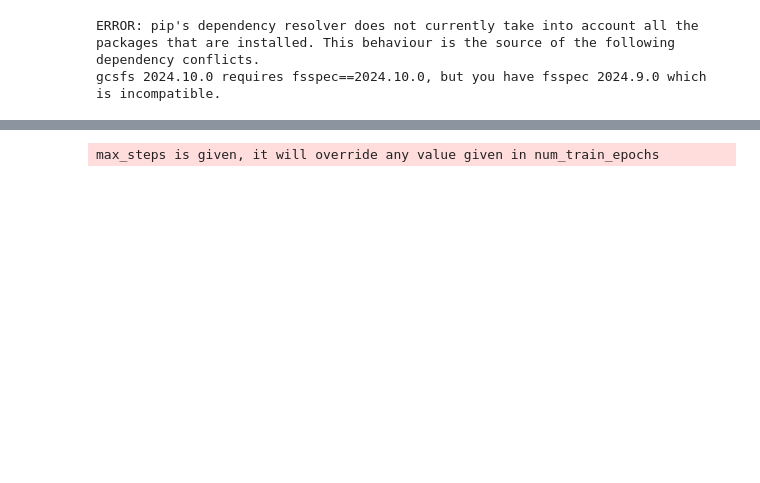
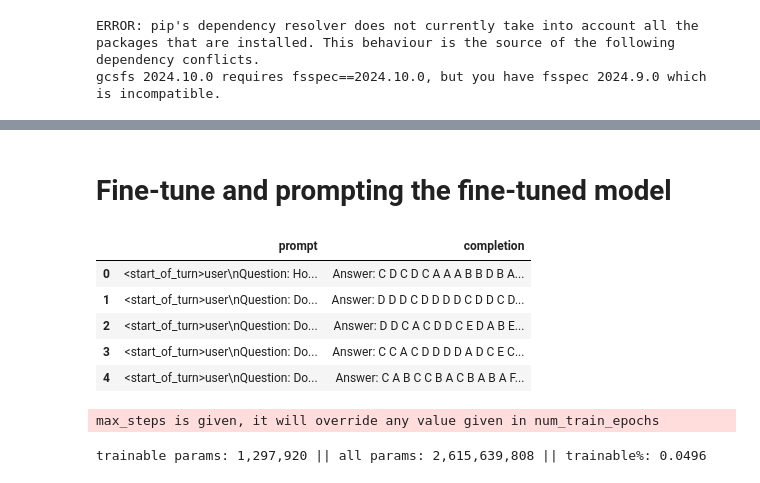
Before and after one commit to gargarushee/Benchmarking-Distributional-Alignment-of-Small-Language-Models, a Jupyter notebook: gemma-lora.ipynb, the cells around one changed output, grey strips where cells are left out. Saved outputs shown, nothing was run; the diff lists cells and outputs as text; code cells hidden in the pictures; blank space fills up the shorter version.

```diff
--- a/gemma-lora.ipynb
+++ b/gemma-lora.ipynb
@@ -59,0 +197,2 @@ model.gradient_checkpointing_enable()
+# %% [markdown]
+# Fine-tune and prompting the fine-tuned model
@@ -60,3 +250,12 @@ model.gradient_checkpointing_enable()
+# %%
+data
+# %% [output]
+|  | prompt | completion |
+| 0 | <start_of_turn>user\nQuestion: Ho... | Answer: C D C D C A A A B B D B A... |
+| 1 | <start_of_turn>user\nQuestion: Do... | Answer: D D D C D D D D C D D C D... |
+| 2 | <start_of_turn>user\nQuestion: Do... | Answer: D D C A C D D C E D A B E... |
+| 3 | <start_of_turn>user\nQuestion: Do... | Answer: C C A C D D D D A D C E C... |
+| 4 | <start_of_turn>user\nQuestion: Do... | Answer: C A B C C B A C B A B A F... |
 # %%
 from peft import LoraConfig
 lora_config = LoraConfig(
@@ -96,6 +306,10 @@ trainer = SFTTrainer(
 )
 # %% [output]
 max_steps is given, it will override any value given in num_train_epochs
+# %%
+trainer.model.print_trainable_parameters()
+# %% [output]
+trainable params: 1,297,920 || all params: 2,615,639,808 || trainable%: 0.0496
 # %%
 import torch
 torch.cuda.empty_cache()
```
Also changed, not shown: parts of 24 cells of this notebook.
